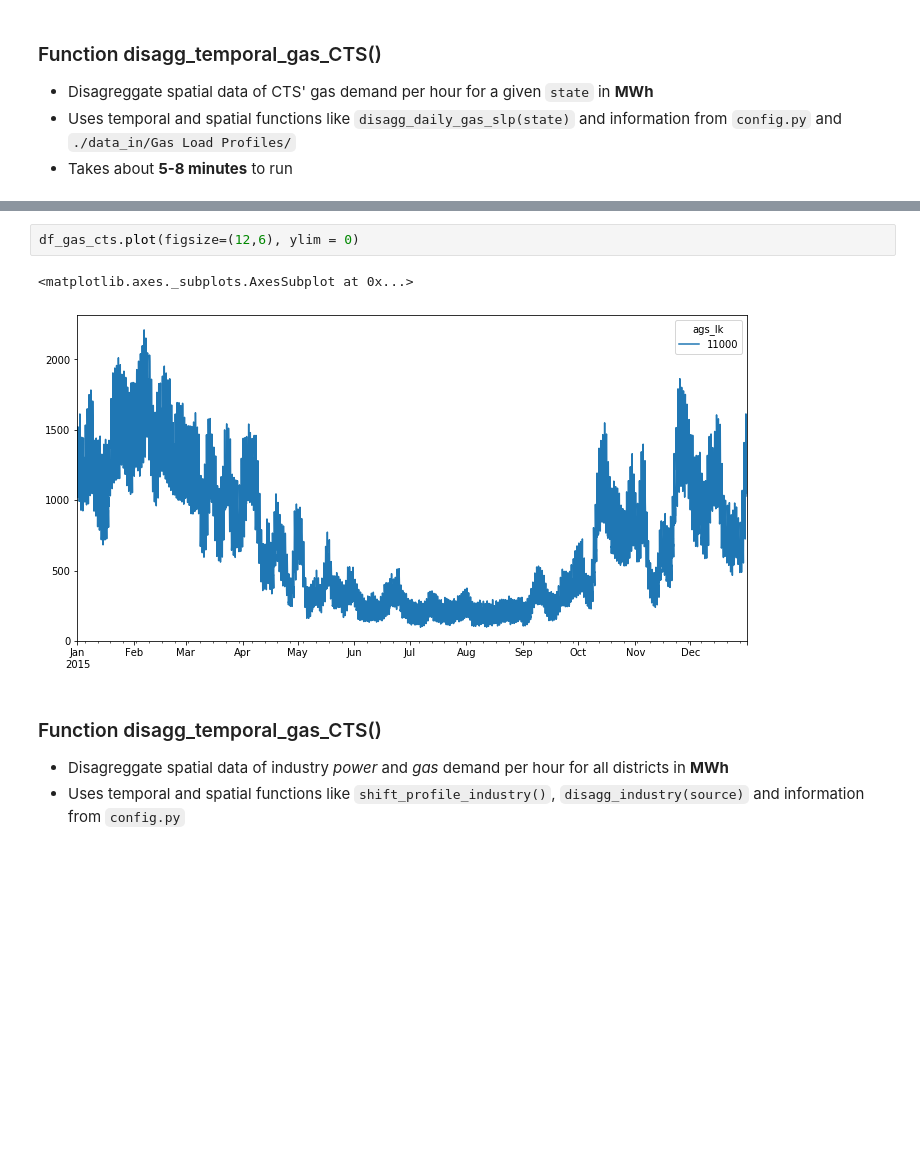
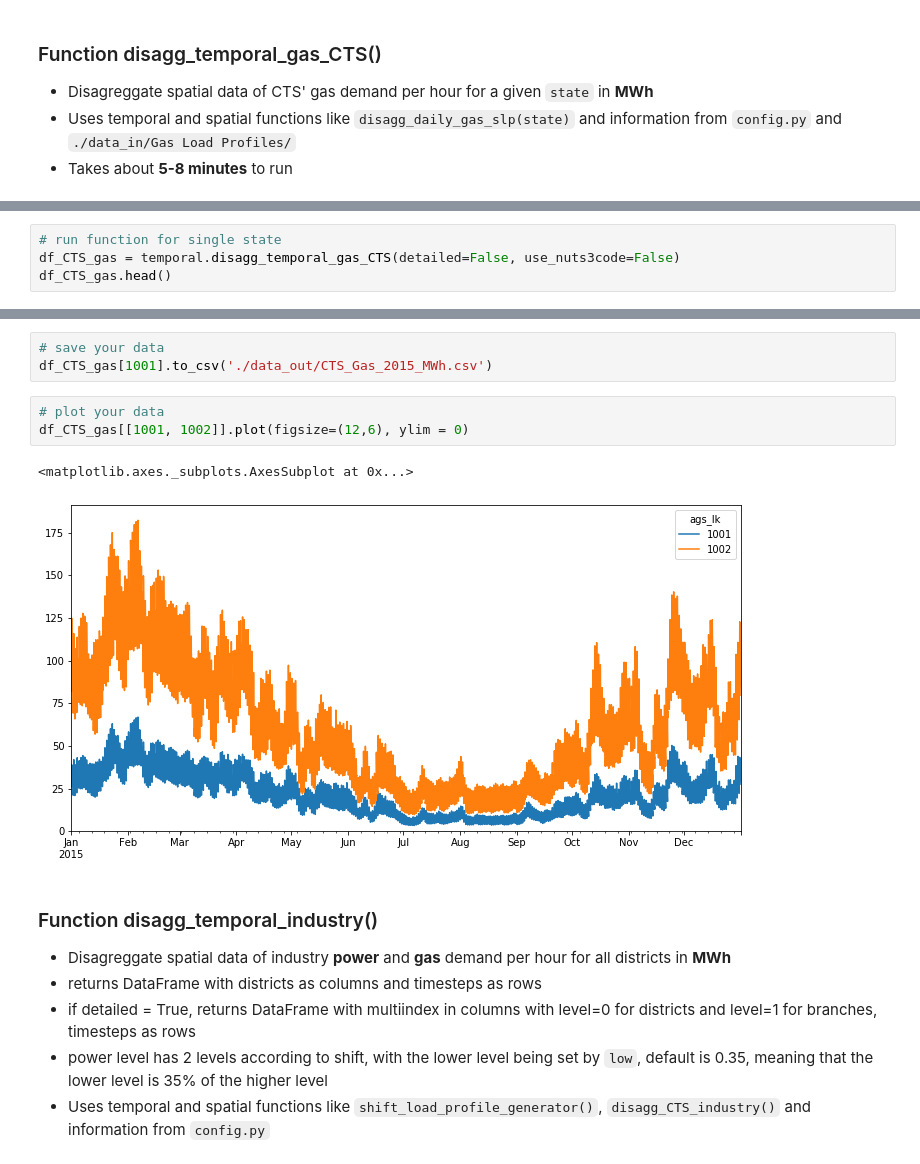
Before and after one commit to DemandRegioTeam/disaggregator, a Jupyter notebook: 03_Demo_CTS_Industry_disaggregation.ipynb, the cells around one changed output, grey strips where cells are left out. Drawn from its saved outputs; the diff is of its cells as text; blank space fills up the shorter version.

```diff
--- a/03_Demo_CTS_Industry_disaggregation.ipynb
+++ b/03_Demo_CTS_Industry_disaggregation.ipynb
@@ -201,0 +254,4 @@ disaggregator.data: INFO     Dropping old NUTS-v2013 regions.
+# %%
+# run function for single state
+df_CTS_gas = temporal.disagg_temporal_gas_CTS(detailed=False, use_nuts3code=False)
+df_CTS_gas.head()
@@ -202,9 +278,16 @@ disaggregator.data: INFO     Dropping old NUTS-v2013 regions.
+# %%
+# save your data
+df_CTS_gas[1001].to_csv('./data_out/CTS_Gas_2015_MWh.csv')
 # %%
-df_gas_cts.plot(figsize=(12,6), ylim = 0)
+# plot your data
+df_CTS_gas[[1001, 1002]].plot(figsize=(12,6), ylim = 0)
 # %% [output]
 <matplotlib.axes._subplots.AxesSubplot at 0x...>
-[figure, old version]
+[figure, new version]
 # %% [markdown]
-### Function disagg_temporal_gas_CTS()
-- Disagreggate spatial data of industry *power* and *gas* demand per hour for all districts in **MWh**
-- Uses temporal and spatial functions like `shift_profile_industry()`, `disagg_industry(source)` and information from `config.py`
+### Function disagg_temporal_industry()
+- Disagreggate spatial data of industry **power** and **gas** demand per hour for all districts in **MWh**
+- returns DataFrame with districts as columns and timesteps as rows
+- if detailed = True, returns DataFrame with multiindex in columns with level=0 for districts and level=1 for branches, timesteps as rows
+- power level has 2 levels according to shift, with the lower level being set by ``low``, default is 0.35, meaning that the lower level is 35% of the higher level
+- Uses temporal and spatial functions like `shift_load_profile_generator()`, `disagg_CTS_industry()` and information from `config.py`
```
Also changed, not shown: parts of 70 cells of this notebook, 1 other file.
